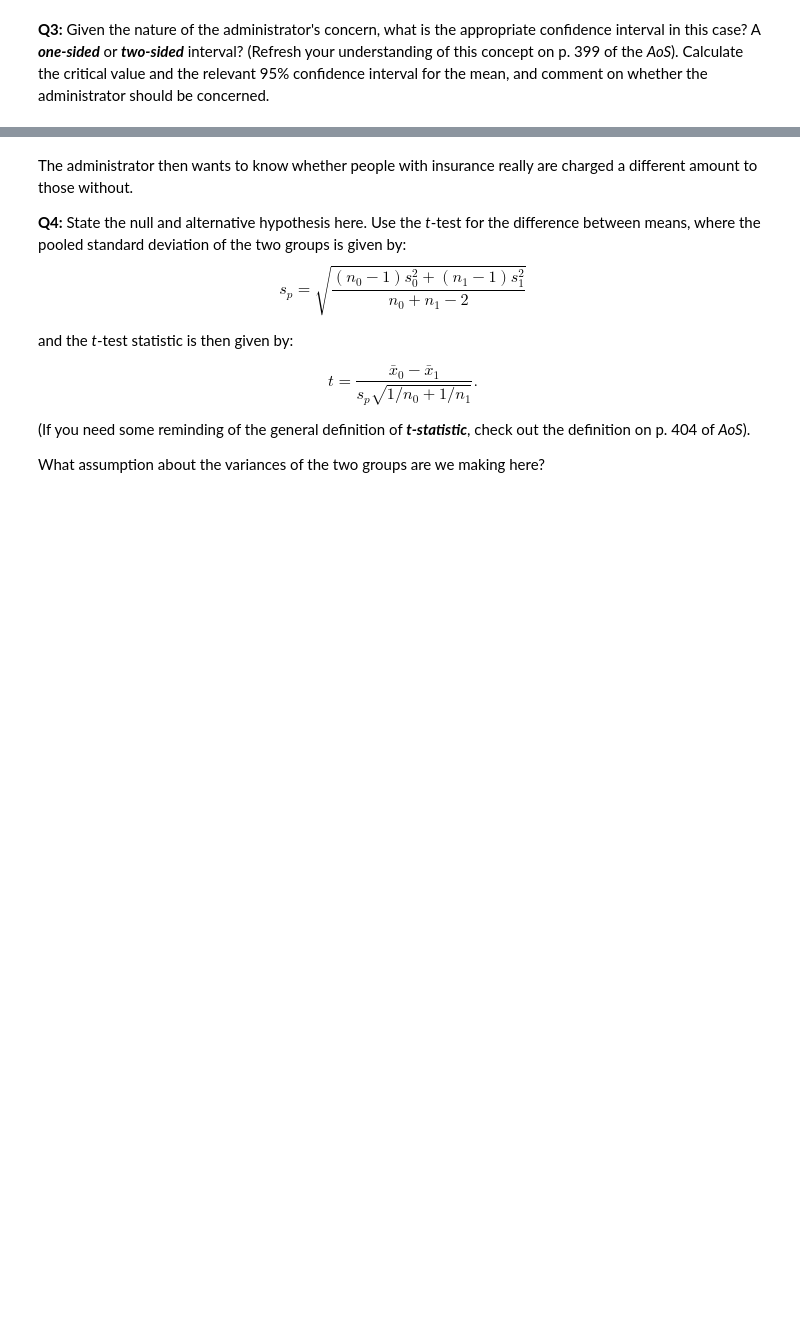
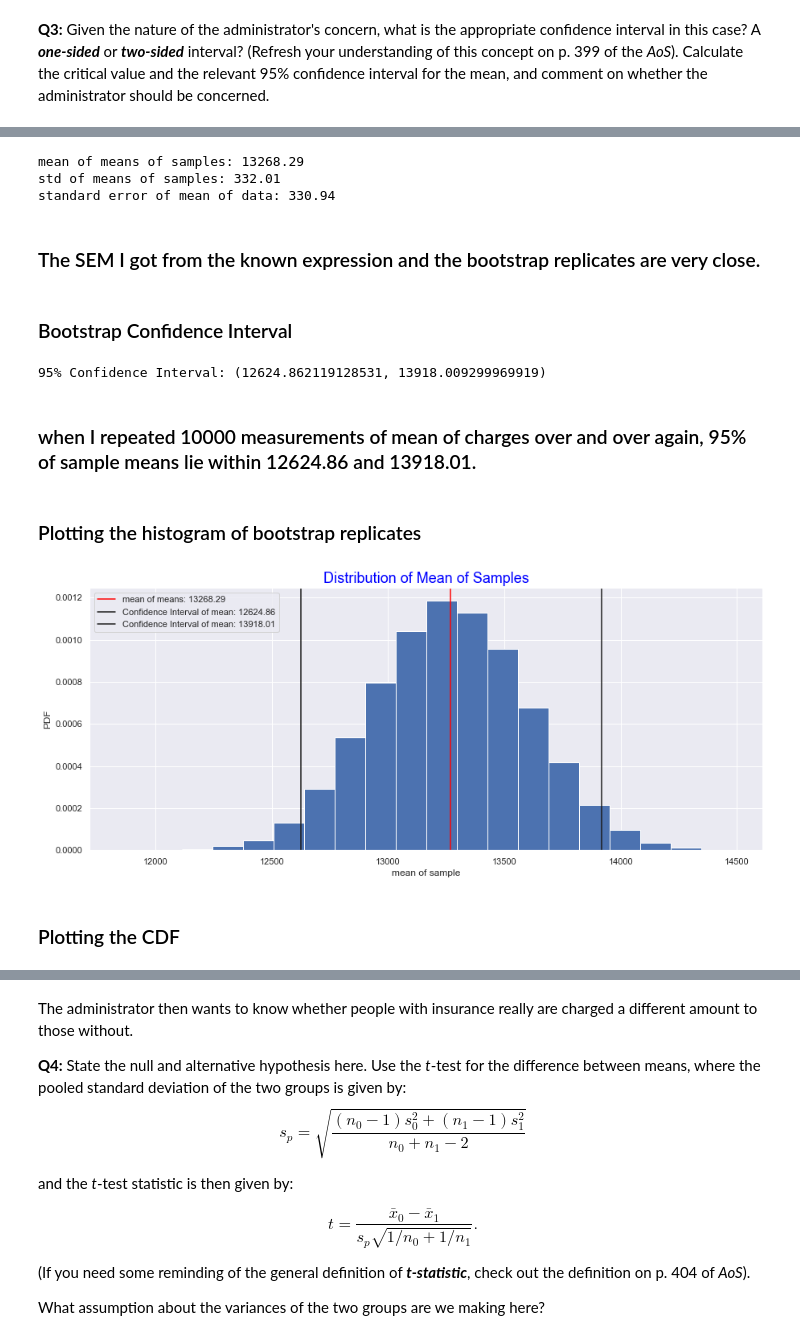
Before and after one commit to EnsiehBahrami/Mini-Projects, a Jupyter notebook: Frequentist-Inference/Frequentist Inference Case Study - Part B (2).ipynb, the cells around one changed output, grey strips where cells are left out. Cells and saved outputs as stored; diff of their text form; code cells hidden in the pictures; blank space fills up the shorter version.

```diff
--- a/Frequentist-Inference/Frequentist Inference Case Study - Part B (2).ipynb
+++ b/Frequentist-Inference/Frequentist Inference Case Study - Part B (2).ipynb
@@ -96,4 +103,60 @@ __A:__
 # %%
-#Take n sample with replacement from the data.
-def charges_sampler(n):
-    return np.random.choice(medical.charges, size= n, replace=True)
+#Engine of resampling: Take n sample with replacement from the data
+def charges_sampler(n, func):
+    bs_sample = np.random.choice(medical.charges, size= n, replace=True)
+    return func(bs_sample)
+# %%
+seed(47)
+#Sampling 1338 observations for 1000 times
+number_of_sampling = 10000
+sample_size1 = len(medical)
+
+#Define a dictionary of mean of each sample and creating a DataFrame from it
+bootstrap1 = pd.DataFrame({'sample_means': [charges_sampler(sample_size1,np.mean) for i in range(number_of_sampling)]})
+#Calculate mean of means of samples
+mean_of_means1 = np.mean(bootstrap1.sample_means)
+#Calculate std of means of samples
+std_of_means1 = np.std(bootstrap1.sample_means, ddof=1)
+
+print('mean of means of samples:',round(mean_of_means1,2))
+print('std of means of samples:',round(std_of_means1,2))
+
+#Calculate the standard error of mean of data
+sem = np.std(medical.charges)/np.sqrt(len(medical.charges))
+print('standard error of mean of data:', round(sem,2))
+# %% [output]
+mean of means of samples: 13268.29
+std of means of samples: 332.01
+standard error of mean of data: 330.94
+# %% [markdown]
+### The SEM I got from the known expression and the bootstrap replicates are very close.
+# %% [markdown]
+### Bootstrap Confidence Interval
+# %%
+#Calculate a 95% confidence inverval for the mean of population.
+CI1= (bootstrap1.sample_means.quantile(0.025), bootstrap1.sample_means.quantile(0.975))
+print('95% Confidence Interval:',CI)
+# %% [output]
+95% Confidence Interval: (12624.862119128531, 13918.009299969919)
+# %% [markdown]
+### when I repeated 10000 measurements of mean of charges over and over again, 95% of sample means  lie within 12624.86 and 13918.01.
+# %% [markdown]
+### Plotting the histogram of bootstrap replicates
+# %%
+#plot the distribution the mean of samples.
+sns.set()
+bootstrap1.sample_means.hist(bins=20, density= True, figsize=(15,6))
+plt.axvline(mean_of_means1, c='red',label='mean of means: 13268.29')
+plt.axvline(CI1[0],c='k',label= 'Confidence Interval of mean: 12624.86')
+plt.axvline(CI1[1],c='k',label= 'Confidence Interval of mean: 13918.01')
+plt.legend(loc='upper left')
+
+plt.xlabel('mean of sample')
+plt.ylabel('PDF')
+plt.title('Distribution of Mean of Samples', fontsize=18, color='Blue')
+
+plt.show()
+# %% [output]
+[figure, added]
+# %% [markdown]
+### Plotting the CDF
```
Also changed, not shown: parts of 21 cells of this notebook.
